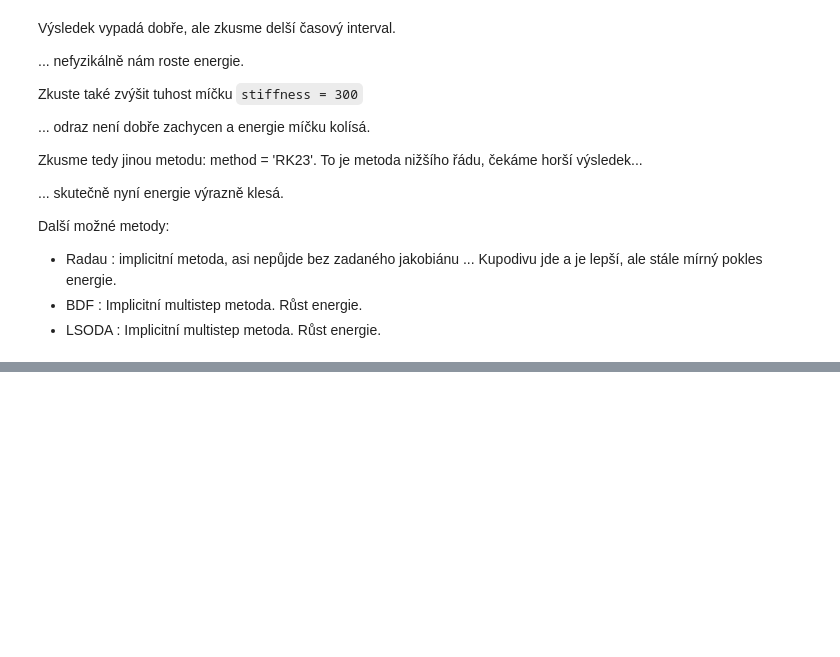
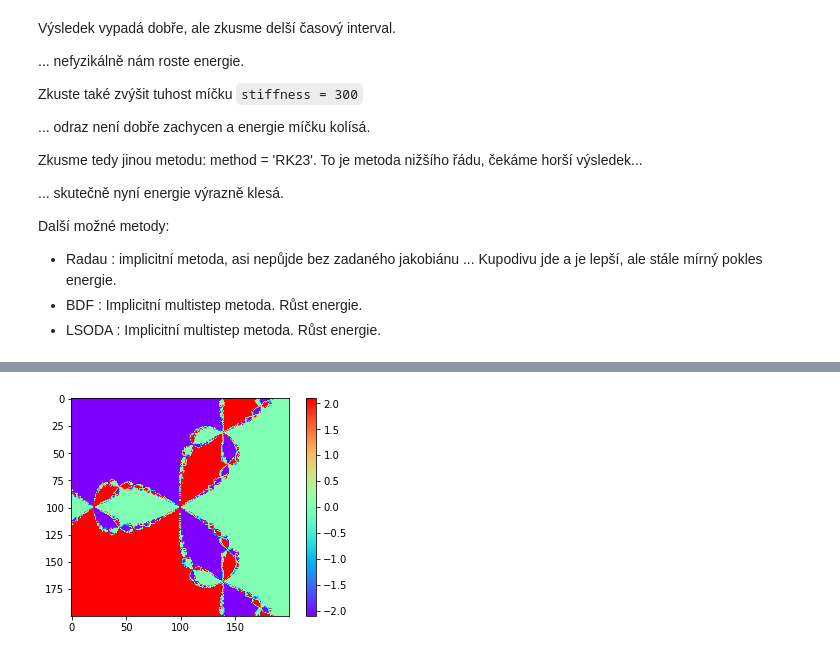
Before and after one commit to jbrezmorf/PAV_course, a Jupyter notebook: Section_2.3_SciPy.ipynb, the cells around one changed output, grey strips where cells are left out. Saved outputs shown, nothing was run; the diff lists cells and outputs as text; code cells hidden in the pictures; blank space fills up the shorter version.

```diff
--- a/Section_2.3_SciPy.ipynb
+++ b/Section_2.3_SciPy.ipynb
@@ -540,0 +520,25 @@ plot_jumps(result.t, result.y)
+# %%
+import matplotlib.pyplot as plt
+import numpy as np
+
+degree = 3
+def newton(xy):
+    z = complex(*xy)
+    for i in range(255):
+        fn = z ** degree - complex(1)
+        fn_prime = degree * (z ** (degree - 1))
+        z = z  - fn/fn_prime
+    return np.angle(z) #np.round(degree * /2/np.pi)
+
+side = np.linspace(-1,1, 200)
+X, Y = np.meshgrid(side, side)
+xy = np.stack((X,Y), axis=2)
+Z = np.zeros_like(X)
+Z = np.apply_along_axis(newton, 2, xy)
+#print(Z)
+
+plt.imshow(Z, cmap='rainbow')
+plt.colorbar()
+plt.show()
+# %% [output]
+[figure, added]
```
Also changed, not shown: parts of 20 cells of this notebook, 4 other files.
